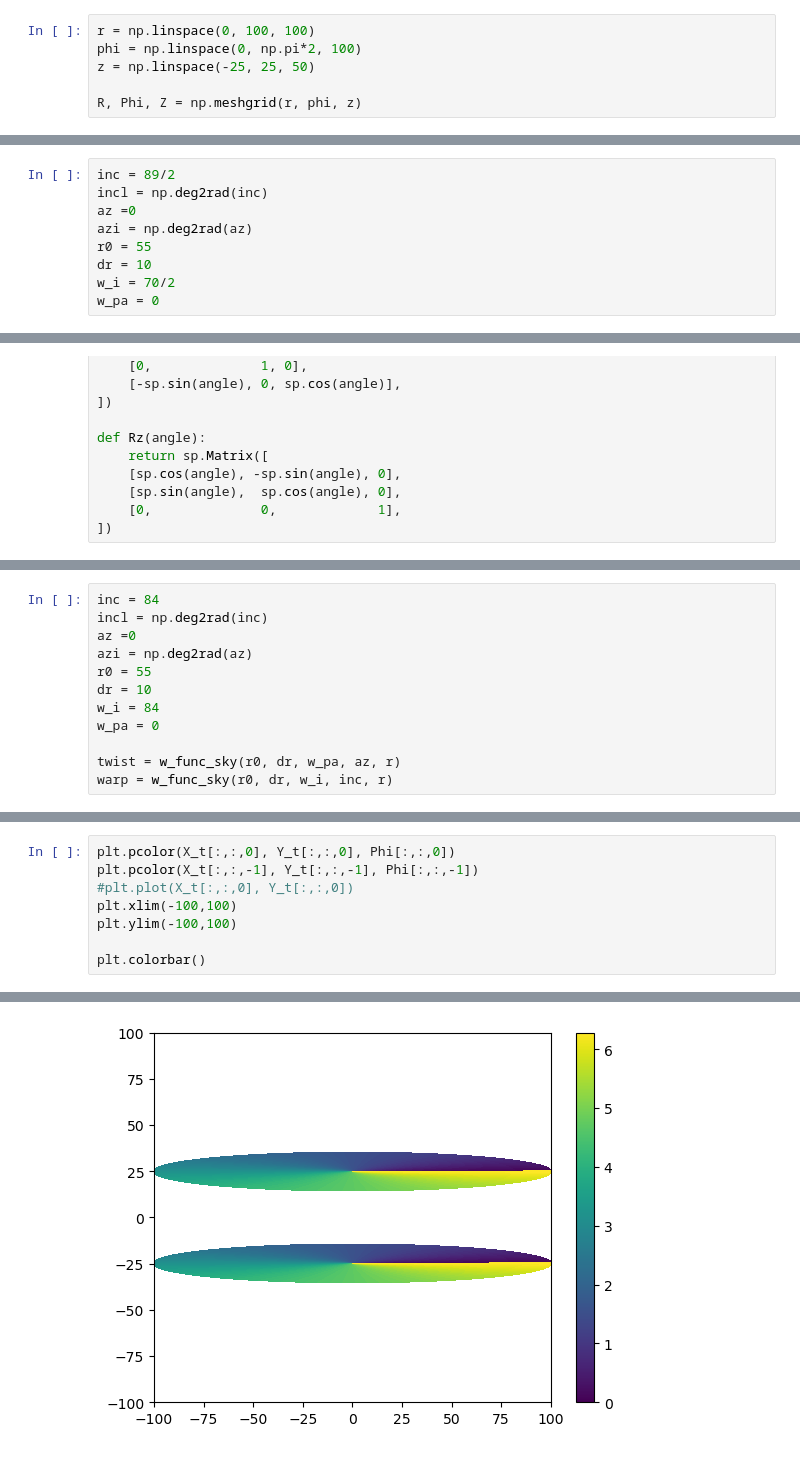
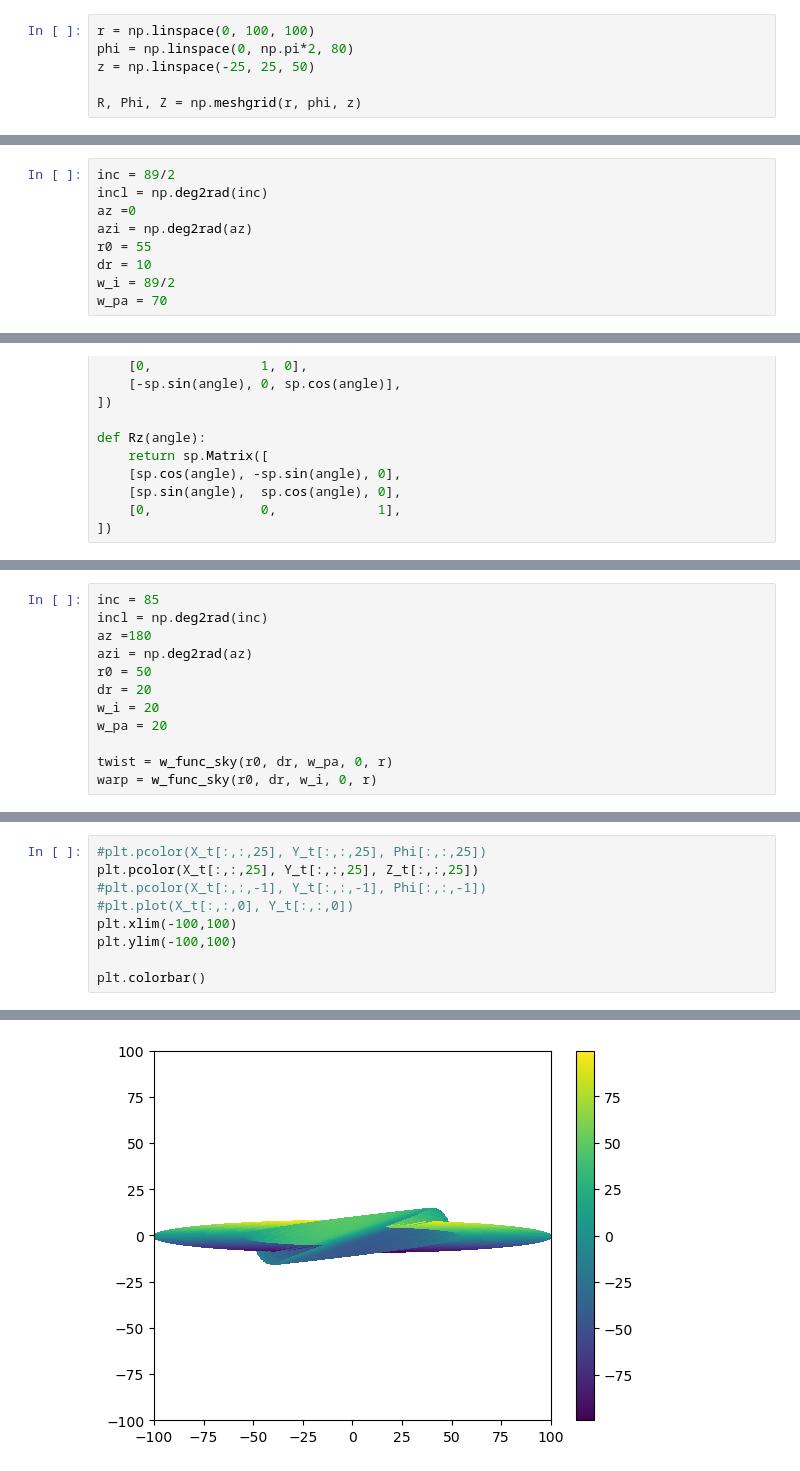
Before and after one commit to theochawla/49ceti_warpmodel, a Jupyter notebook: Warp/warp_last_ditch/understanding_matrix.ipynb, the cells around one changed output, grey strips where cells are left out. Saved outputs shown, nothing was run; the diff lists cells and outputs as text.

```diff
--- a/Warp/warp_last_ditch/understanding_matrix.ipynb
+++ b/Warp/warp_last_ditch/understanding_matrix.ipynb
@@ -46,7 +46,7 @@ def matrix_mine(x, y, z, warp, twist, inc_, PA_):
     return xp, yp, zp
 # %%
 r = np.linspace(0, 100, 100)
-phi = np.linspace(0, np.pi*2, 100)
+phi = np.linspace(0, np.pi*2, 80)
 z = np.linspace(-25, 25, 50)
 
 R, Phi, Z = np.meshgrid(r, phi, z)
@@ -95,8 +111,8 @@ az =0
 azi = np.deg2rad(az)
 r0 = 55
 dr = 10
-w_i = 70/2
-w_pa = 0
+w_i = 89/2
+w_pa = 70
 # %%
 #R, Phi = cart2pol(X,Y)
 X, Y = pol2cart(R, Phi)
@@ -192,14 +236,14 @@ def matrix_twist(x, y, z, warp, twist, inc_, PA_, t):
 # %%
-inc = 84
+inc = 85
 incl = np.deg2rad(inc)
-az =0
+az =180
 azi = np.deg2rad(az)
-r0 = 55
-dr = 10
-w_i = 84
-w_pa = 0
+r0 = 50
+dr = 20
+w_i = 20
+w_pa = 20
 
-twist = w_func_sky(r0, dr, w_pa, az, r)
-warp = w_func_sky(r0, dr, w_i, inc, r)
+twist = w_func_sky(r0, dr, w_pa, 0, r)
+warp = w_func_sky(r0, dr, w_i, 0, r)
 # %%
 X_t, Y_t, Z_t = matrix_twist(X, Y, Z, warp, twist, incl, azi, 0)
@@ -206,11 +275,12 @@ X_t, Y_t, Z_t = matrix_twist(X, Y, Z, warp, twist, incl, azi, 0)
 # %%
-plt.pcolor(X_t[:,:,0], Y_t[:,:,0], Phi[:,:,0])
-plt.pcolor(X_t[:,:,-1], Y_t[:,:,-1], Phi[:,:,-1])
+#plt.pcolor(X_t[:,:,25], Y_t[:,:,25], Phi[:,:,25])
+plt.pcolor(X_t[:,:,25], Y_t[:,:,25], Z_t[:,:,25])
+#plt.pcolor(X_t[:,:,-1], Y_t[:,:,-1], Phi[:,:,-1])
 #plt.plot(X_t[:,:,0], Y_t[:,:,0])
 plt.xlim(-100,100)
 plt.ylim(-100,100)
 
 plt.colorbar()
 # %% [output]
 <matplotlib.colorbar.Colorbar at 0x...>
-[figure, old version]
+[figure, new version]
```
Also changed, not shown: parts of 8 cells of this notebook, 1 other file.
